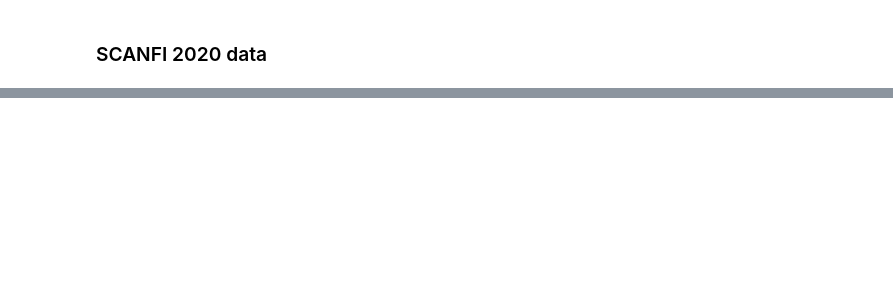
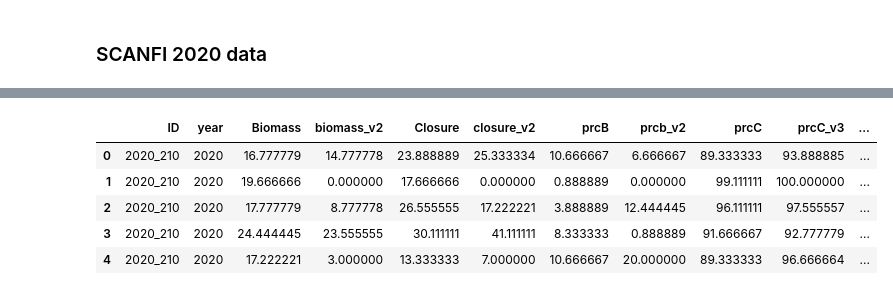
Before and after one commit to hagerradi/CanadaWildFireDaily, a Jupyter notebook: CFSD_Covariates_Pipelines.ipynb, the cells around one changed output, grey strips where cells are left out. Saved outputs shown, nothing was run; the diff lists cells and outputs as text; code cells hidden in the pictures; blank space fills up the shorter version.

```diff
--- a/CFSD_Covariates_Pipelines.ipynb
+++ b/CFSD_Covariates_Pipelines.ipynb
@@ -1994,30 +2105,3 @@ SCANFI_VARS = {
     'prcB': 'SCANFI_att_prcB_SW'
 }
 SCANFI_KEYWORDS = ['biomass', 'closure', 'prcC', 'prcB']
-# %%
-%%time
-
-target_folder = Path(SCANFI_FOLDER) / "2020"
-
-# Create the files with 90m resolution
-
-tif_files = [f for f in target_folder.glob("*.tif") if "_90m" not in f.name]
-
-for tif_path in tqdm(tif_files):
-    # Generate the new filename
-    output_path = tif_path.with_name(f"{tif_path.stem}_90m.tif")
-
-    print(f"Processing: {tif_path.name} -> {output_path.name}")
-
-    da = rioxarray.open_rasterio(tif_path)
-
-    # Coarsen (3x3 mean)
-    da_90m = da.coarsen(x=3, y=3, boundary="trim").mean()
-
-    # Save
-    da_90m.rio.to_raster(output_path, tiled=True, compress="lzw")
-
-    da.close()
-    del da, da_90m
-
-print("Batch processing complete!")
@@ -2036,7 +2219,8 @@ year_folder = Path(SCANFI_FOLDER) / str(current_year)
 
 for keyword in tqdm(SCANFI_KEYWORDS):
 
-    matching_files = list(year_folder.glob(f"*{keyword}*_90m.tif"))
+    # matching_files = list(year_folder.glob(f"*{keyword}*_90m.tif"))
+    matching_files = list(year_folder.glob(f"*{keyword}*_90m_v2.tif"))
 
     if not matching_files:
         print(f"No file found containing '{keyword}' in {year_folder}")
@@ -2072,4 +2275,11 @@ for keyword in tqdm(SCANFI_KEYWORDS):
 # %%
 fire_growth_2020['prcC_v3'] = 100 - fire_growth_2020['prcc_v2']
 # %%
-fire_growth_2020[['ID', 'year', 'Biomass', 'biomass_v2', 'Closure', 'closure_v2', 'prcB', 'prcb_v2', 'prcC', 'prcC_v3', 'prcc_v2']]
+fire_growth_2020[['ID', 'year', 'Biomass', 'biomass_v2', 'Closure', 'closure_v2', 'prcB', 'prcb_v2', 'prcC', 'prcC_v3', 'prcc_v2']].head()
+# %% [output]
+|  | ID | year | Biomass | biomass_v2 | Closure | closure_v2 | prcB | prcb_v2 | prcC | prcC_v3 | ... |
+| 0 | 2020_210 | 2020 | 16.777779 | 14.777778 | 23.888889 | 25.333334 | 10.666667 | 6.666667 | 89.333333 | 93.888885 | ... |
+| 1 | 2020_210 | 2020 | 19.666666 | 0.000000 | 17.666666 | 0.000000 | 0.888889 | 0.000000 | 99.111111 | 100.000000 | ... |
+| 2 | 2020_210 | 2020 | 17.777779 | 8.777778 | 26.555555 | 17.222221 | 3.888889 | 12.444445 | 96.111111 | 97.555557 | ... |
+| 3 | 2020_210 | 2020 | 24.444445 | 23.555555 | 30.111111 | 41.111111 | 8.333333 | 0.888889 | 91.666667 | 92.777779 | ... |
+| 4 | 2020_210 | 2020 | 17.222221 | 3.000000 | 13.333333 | 7.000000 | 10.666667 | 20.000000 | 89.333333 | 96.666664 | ... |
```
Also changed, not shown: parts of 86 cells of this notebook.
